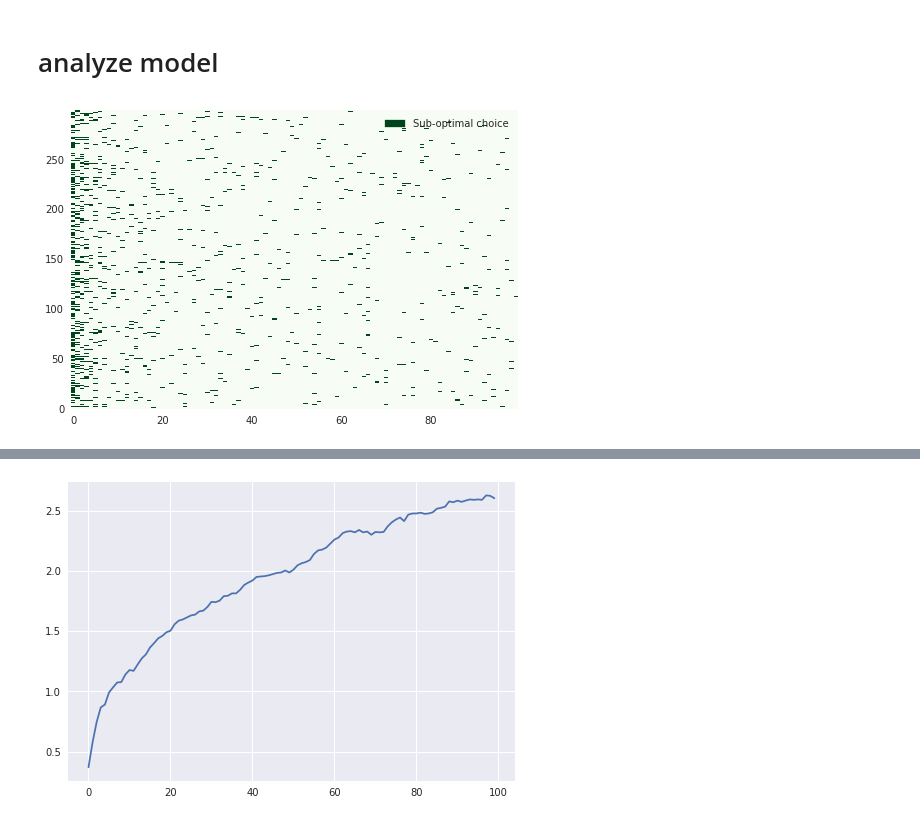
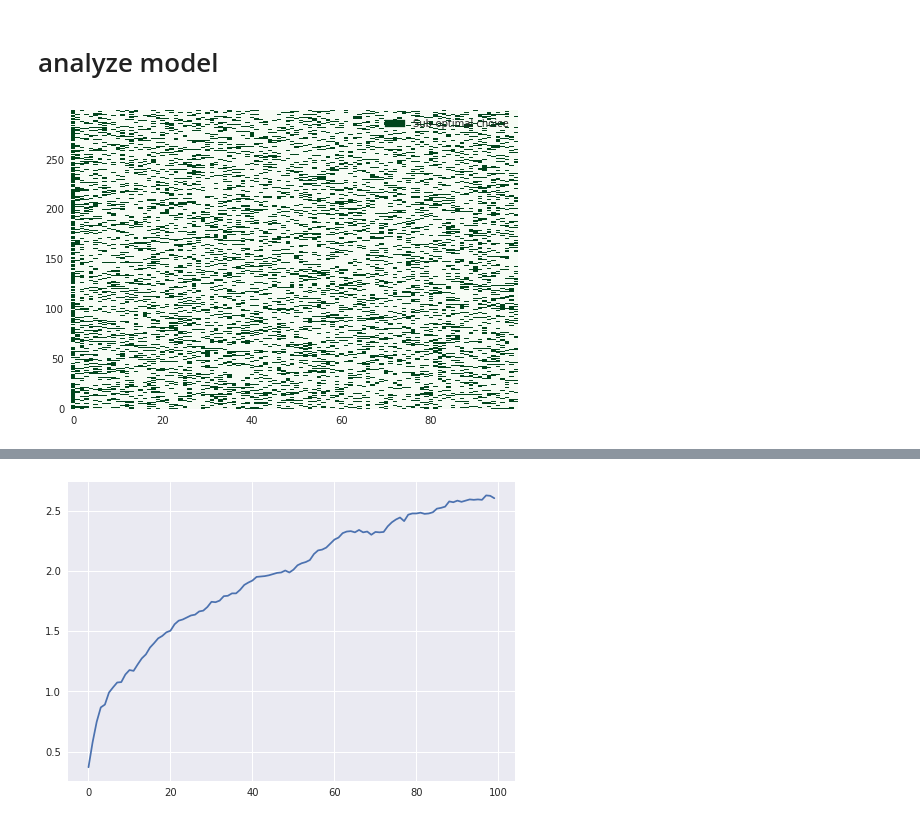
Before and after one commit to lepmik/meta-reinforcement-learning, a Jupyter notebook: a2c_meta-alex.ipynb, the cells around one changed output, grey strips where cells are left out. Cells and saved outputs as stored; diff of their text form; code cells hidden in the pictures.

```diff
--- a/a2c_meta-alex.ipynb
+++ b/a2c_meta-alex.ipynb
@@ -158,0 +150,2 @@ env.step(np.array([0.99, 0.01, 0.01, 0.01]))
+# %%
+env.step(0)
@@ -389,5 +402,3 @@ agent.save_agent()
 agent.load_agent()
 # %% [output]
 WARNING:root:Updating parameters, training_history, weights and recompiling model.
-# %%
-agent.run_episode()[1].sum()
@@ -406,39 +415,28 @@ Text(0, 0.5, 'Total Reward')
 # analyze model
 # %%
 class Benchmark:
-    def __init__(self, agent, env_name=None, n_episodes=300):
+    def __init__(self, agent, env, n_episodes=300):
+        assert env.keep_record
         self.agent = agent
-        self.env_name = env_name or agent.env_name
-        self.env = dependent_bandit(self.env_name)
+        self.env = env
         self.n_episodes = n_episodes
 
     def evaluate(self):
         rewards = np.empty((self.n_episodes, env.n_timesteps))
         actions = np.empty((self.n_episodes, env.n_timesteps))
+        observations = np.empty((self.n_episodes, env.n_timesteps))
         values = np.empty((self.n_episodes, env.n_timesteps))
-        bandits = np.empty((self.n_episodes, 2))
+        states = np.empty((self.n_episodes, env.n_timesteps))
         for episode in tqdm(range(self.n_episodes)):
-            actions[episode], rewards[episode], values[episode], _ = agent.run_episode(self.env)
-            bandits[episode] = self.env.bandit
+            actions[episode], observations[episode], rewards[episode], values[episode], _ = agent.run_episode()
+            states[episode] = self.env._s_hist[:-1]
         self.episodes = {
             'rewards': rewards,
+            'observations': observations,
             'actions': actions,
             'values': values,
-            'bandits': bandits
+            'states': states
         }
-
-    def hist(self):
-        if not hasattr(self, 'episodes'):
-            self.evaluate()
-        plt.hist(self.episodes['rewards'].sum(1) / (self.env.bandit.max() * 100))
-
-    def plot_cumulative_regret(self):
-        if not hasattr(self, 'episodes'):
-            self.evaluate()
-        if self.env.difficulty == 'uniform':
-            raise NotImplementedError
-        regret = self.env.bandit.max() - self.episodes['rewards'].mean(0)
-        plt.plot(np.cumsum(regret))
 
     def plot_rewards(self):
         import matplotlib.patches as mpatches
@@ -458,10 +456,11 @@ class Benchmark:
         if not hasattr(self, 'episodes'):
             self.evaluate()
         actions_optimal = np.empty_like(self.episodes['actions'])
-        _itr = zip(self.episodes['actions'], np.argmax(self.episodes['bandits'], 1))
+        _itr = zip(self.episodes['actions'], self.episodes['states'])
 
-        for i, (actions_episode, optimal_choice) in enumerate(_itr):
-            actions_optimal[i] = actions_episode == optimal_choice
+        for i, (actions_episode, states_episode) in enumerate(_itr):
+            for j, (action, state) in enumerate(zip(actions_episode, states_episode)):
+                actions_optimal[i, j] = action == state
 
         im = plt.imshow(actions_optimal, cmap='Greens_r', origin='lower', interpolation='nearest')
 
@@ -471,13 +470,13 @@ class Benchmark:
         plt.gca().set_aspect('auto')
         plt.grid(False)
 # %%
-b = Benchmark(agent, 'easy')
+b = Benchmark(agent, env)
 b.evaluate()
 # %%
 b.plot_actions()
-# plt.xlim(0,1)
+plt.xlim(0,1)
 # %% [output]
-[figure, old version]
+[figure, new version]
 # %%
 b.plot_rewards()
 # %% [output]
```
Also changed, not shown: parts of 20 cells of this notebook.
